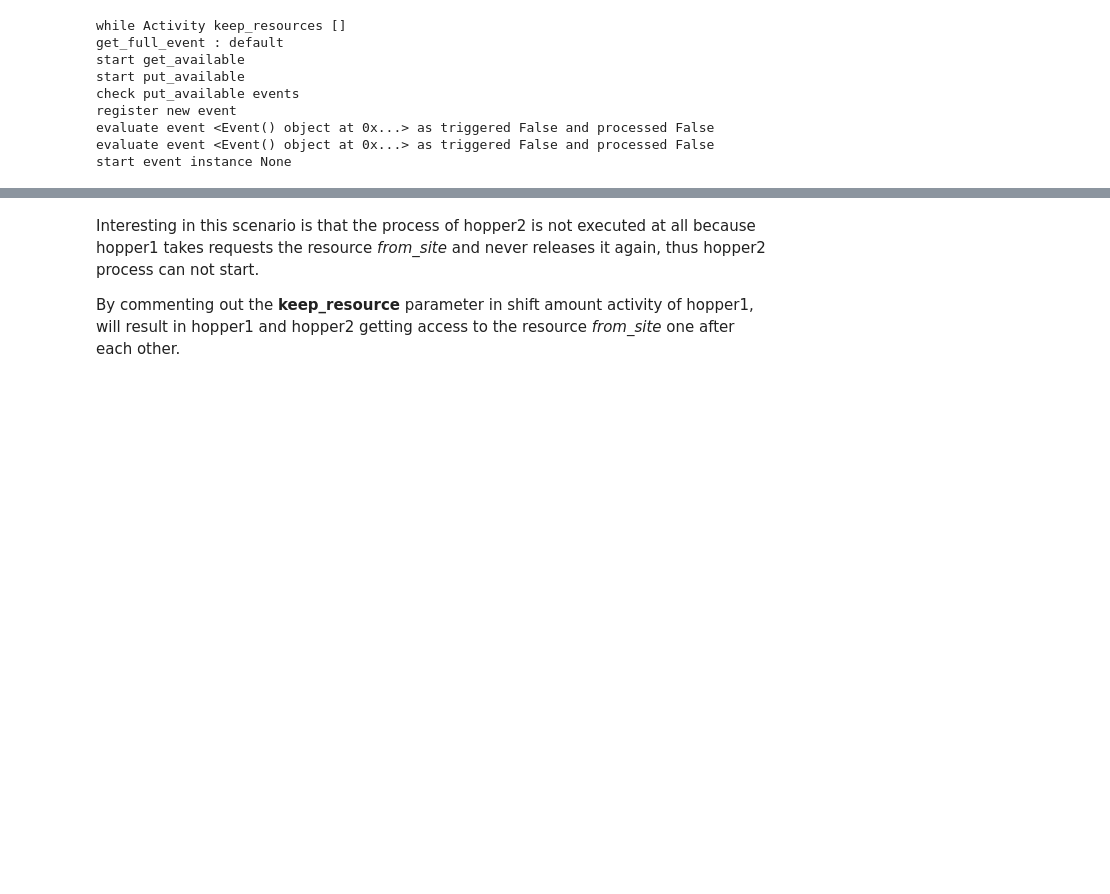
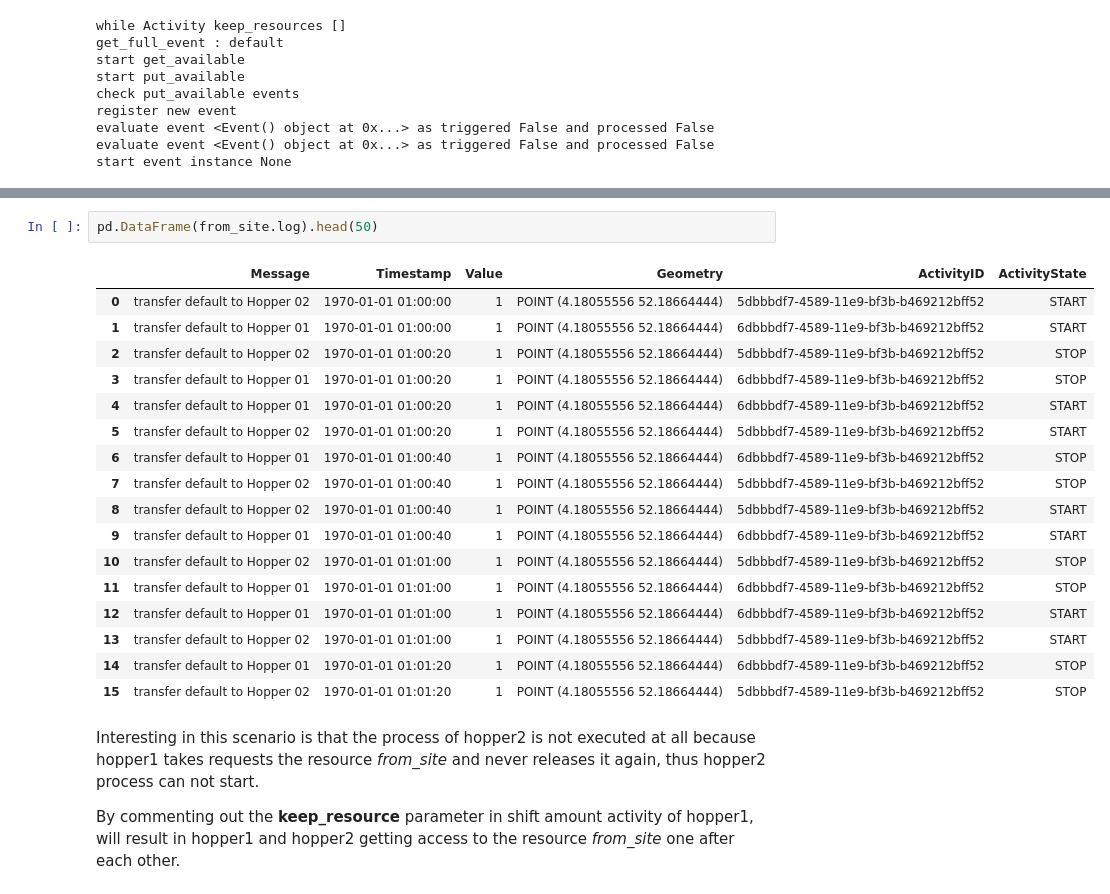
Before and after one commit to TUDelft-CITG/OpenCLSim, a Jupyter notebook: openclsim/notebooks/10_Resource_synchronization_example.ipynb, the cells around one changed output, grey strips where cells are left out. Cells and saved outputs as stored; diff of their text form; blank space fills up the shorter version.

```diff
--- a/openclsim/notebooks/10_Resource_synchronization_example.ipynb
+++ b/openclsim/notebooks/10_Resource_synchronization_example.ipynb
@@ -261,3 +269,23 @@ data
+# %%
+pd.DataFrame(from_site.log).head(50)
+# %% [output]
+|  | Message | Timestamp | Value | Geometry | ActivityID | ActivityState |
+| 0 | transfer default to Hopper 02 | 1970-01-01 01:00:00 | 1 | POINT (4.18055556 52.18664444) | 5dbbbdf7-4589-11e9-bf3b-b469212bff52 | START |
+| 1 | transfer default to Hopper 01 | 1970-01-01 01:00:00 | 1 | POINT (4.18055556 52.18664444) | 6dbbbdf7-4589-11e9-bf3b-b469212bff52 | START |
+| 2 | transfer default to Hopper 02 | 1970-01-01 01:00:20 | 1 | POINT (4.18055556 52.18664444) | 5dbbbdf7-4589-11e9-bf3b-b469212bff52 | STOP |
+| 3 | transfer default to Hopper 01 | 1970-01-01 01:00:20 | 1 | POINT (4.18055556 52.18664444) | 6dbbbdf7-4589-11e9-bf3b-b469212bff52 | STOP |
+| 4 | transfer default to Hopper 01 | 1970-01-01 01:00:20 | 1 | POINT (4.18055556 52.18664444) | 6dbbbdf7-4589-11e9-bf3b-b469212bff52 | START |
+| 5 | transfer default to Hopper 02 | 1970-01-01 01:00:20 | 1 | POINT (4.18055556 52.18664444) | 5dbbbdf7-4589-11e9-bf3b-b469212bff52 | START |
+| 6 | transfer default to Hopper 01 | 1970-01-01 01:00:40 | 1 | POINT (4.18055556 52.18664444) | 6dbbbdf7-4589-11e9-bf3b-b469212bff52 | STOP |
+| 7 | transfer default to Hopper 02 | 1970-01-01 01:00:40 | 1 | POINT (4.18055556 52.18664444) | 5dbbbdf7-4589-11e9-bf3b-b469212bff52 | STOP |
+| 8 | transfer default to Hopper 02 | 1970-01-01 01:00:40 | 1 | POINT (4.18055556 52.18664444) | 5dbbbdf7-4589-11e9-bf3b-b469212bff52 | START |
+| 9 | transfer default to Hopper 01 | 1970-01-01 01:00:40 | 1 | POINT (4.18055556 52.18664444) | 6dbbbdf7-4589-11e9-bf3b-b469212bff52 | START |
+| 10 | transfer default to Hopper 02 | 1970-01-01 01:01:00 | 1 | POINT (4.18055556 52.18664444) | 5dbbbdf7-4589-11e9-bf3b-b469212bff52 | STOP |
+| 11 | transfer default to Hopper 01 | 1970-01-01 01:01:00 | 1 | POINT (4.18055556 52.18664444) | 6dbbbdf7-4589-11e9-bf3b-b469212bff52 | STOP |
+| 12 | transfer default to Hopper 01 | 1970-01-01 01:01:00 | 1 | POINT (4.18055556 52.18664444) | 6dbbbdf7-4589-11e9-bf3b-b469212bff52 | START |
+| 13 | transfer default to Hopper 02 | 1970-01-01 01:01:00 | 1 | POINT (4.18055556 52.18664444) | 5dbbbdf7-4589-11e9-bf3b-b469212bff52 | START |
+| 14 | transfer default to Hopper 01 | 1970-01-01 01:01:20 | 1 | POINT (4.18055556 52.18664444) | 6dbbbdf7-4589-11e9-bf3b-b469212bff52 | STOP |
+| 15 | transfer default to Hopper 02 | 1970-01-01 01:01:20 | 1 | POINT (4.18055556 52.18664444) | 5dbbbdf7-4589-11e9-bf3b-b469212bff52 | STOP |
 # %% [markdown]
 Interesting in this scenario is that the process of hopper2 is not executed at all because hopper1 takes requests the resource *from_site* and never releases it again, thus hopper2 process can not start.
 
```
Also changed, not shown: parts of 4 cells of this notebook, 6 other files.
